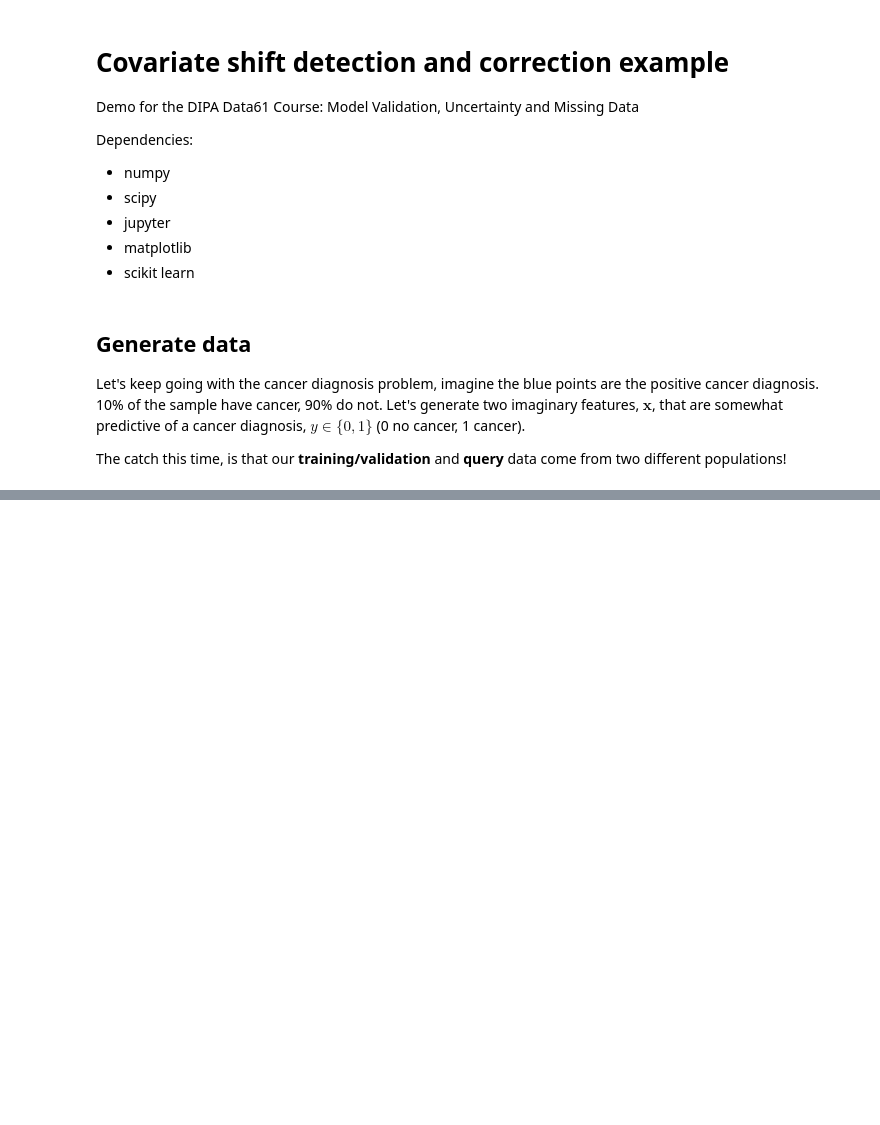
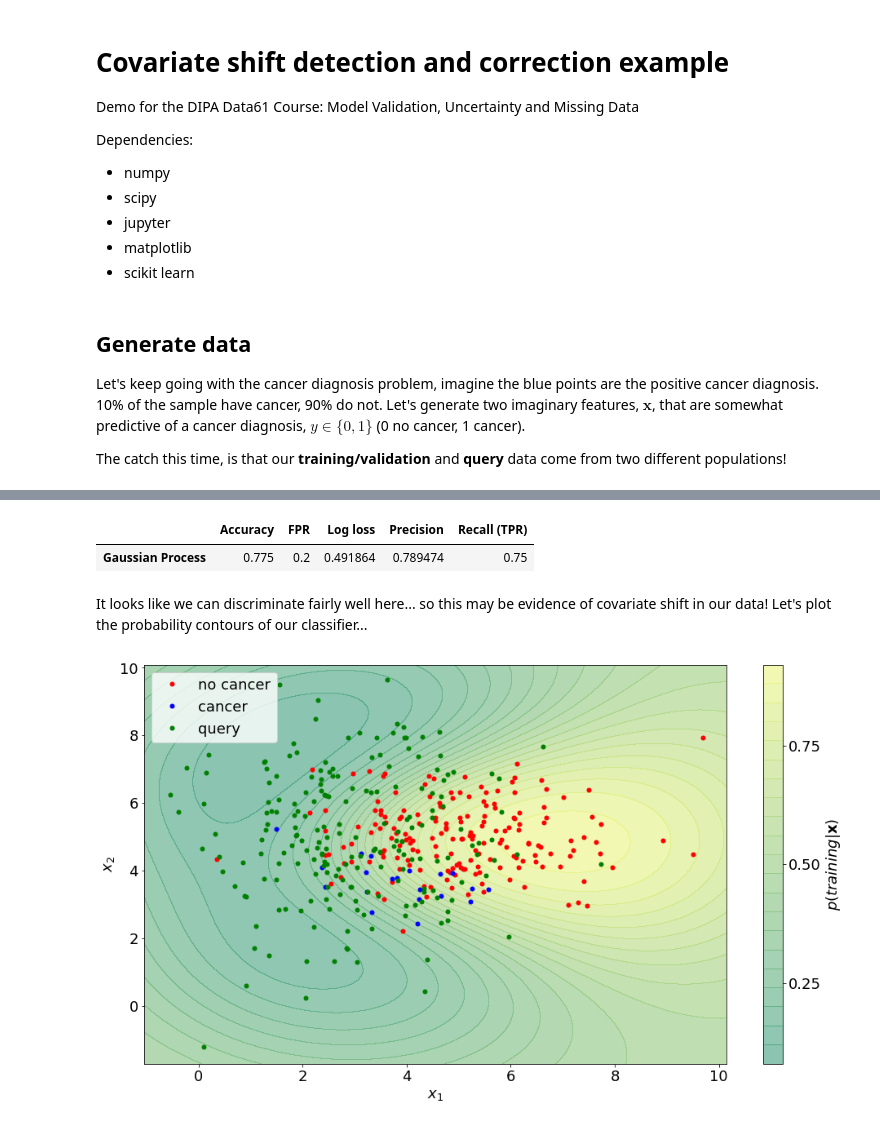
Before and after one commit to dsteinberg/DIPA-validation, a Jupyter notebook: covariate_shift.ipynb, the cells around one changed output, grey strips where cells are left out. Cells and saved outputs as stored; diff of their text form; code cells hidden in the pictures; blank space fills up the shorter version.

Commit message:
covariate shift updates

```diff
--- a/covariate_shift.ipynb
+++ b/covariate_shift.ipynb
@@ -92,0 +135,42 @@ plot_data()
+# %%
+# Split the data
+X_train, X_test, z_train, z_test = train_test_split(
+    Xall, Zall,
+    test_size=0.2,
+    stratify=Zall  # Note this!
+)
+
+# Set up the GP
+kern = RBF()
+gpc = GaussianProcessClassifier(kernel=kern)
+
+# Train and test the GP
+gpc.fit(X_train, z_train)
+z_bar = gpc.predict(X_test)
+pz = gpc.predict_proba(X_test)[:, 1]
+
+res = score_result(z_test, z_bar, "Gaussian Process", pz)
+display(HTML(res.to_html()))
+# %% [output]
+|  | Accuracy | FPR | Log loss | Precision | Recall (TPR) |
+| Gaussian Process | 0.775 | 0.2 | 0.491864 | 0.789474 | 0.75 |
+# %% [markdown]
+It looks like we can discriminate fairly well here... so this may be evidence of covariate shift in our data! Let's plot the probability contours of our classifier...
+# %%
+# plot the probability contours of the classifier
+def plot_contour(clf, x):
+    xmin, xmax = x[:, 0].min() - 0.5, x[:, 0].max() + 0.5
+    ymin, ymax = x[:, 1].min() - 0.5, x[:, 1].max() + 0.5
+    xx, yy = np.mgrid[xmin:xmax:.1, ymin:ymax.max():.1]
+    grid = np.c_[xx.ravel(), yy.ravel()]
+    probs = clf.predict_proba(grid)[:, 1].reshape(xx.shape)
+    contour = pl.contourf(xx, yy, probs, 25, cmap="summer", vmin=0, vmax=1, alpha=0.5)
+    ax_c = pl.colorbar(contour)
+    ax_c.set_label("$p(training | \mathbf{x})$")
+    ax_c.set_ticks([0, .25, .5, .75, 1])
+
+pl.figure(figsize=FIGSIZE)
+plot_contour(gpc, Xall)
+plot_data()
+# %% [output]
+[figure, added]
```
Also changed, not shown: parts of 11 cells of this notebook.
